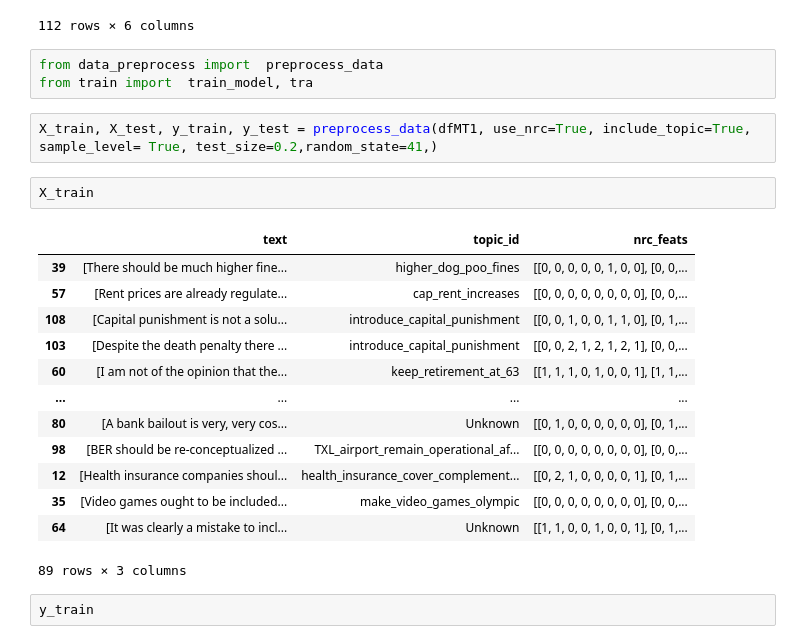
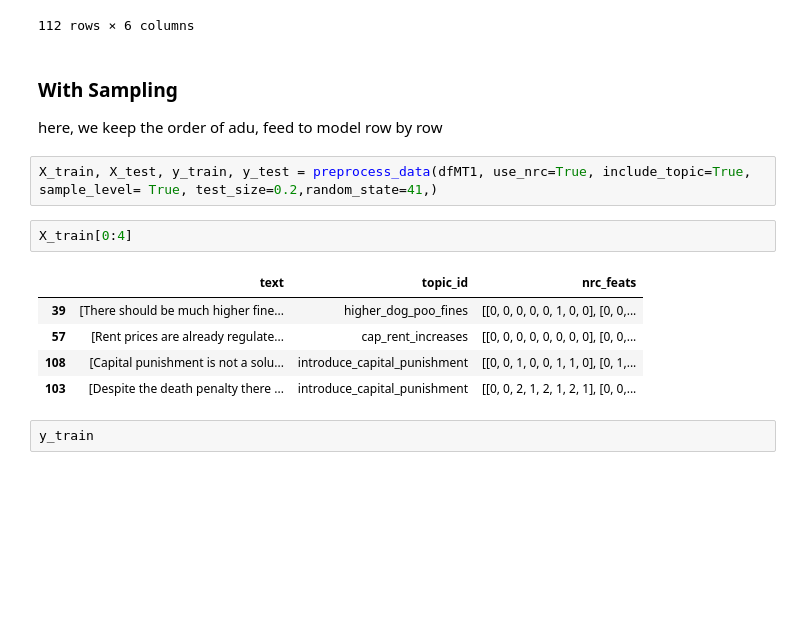
Before and after one commit to myeghaneh/ArguSentiment, a Jupyter notebook: src/experiments.ipynb, the cells around one changed output. Saved outputs shown, nothing was run; the diff lists cells and outputs as text; blank space fills up the shorter version.

```diff
--- a/src/experiments.ipynb
+++ b/src/experiments.ipynb
@@ -23,27 +36,19 @@ dfMT1.head(670)
 | 110 | [No one should have the possibili... | [For, Against, For, For] | over_the_counter_morning_after_pill | [[a2, a1, reb], [a3, c2, und], [a... | [1, 0, 0, 0] | con |
 | 111 | [Pieces of dog poo on the pavemen... | [For, For, Against, For, For, For] | higher_dog_poo_fines | [[a1, a5, sup], [a2, a1, sup], [a... | [0, 0, 0, 0, 1, 0] | pro |
 112 rows × 6 columns
-# %%
-from data_preprocess import  preprocess_data
-from train import  train_model, tra
+# %% [markdown]
+### With Sampling
+here, we keep the order of adu, feed to model row by row
 # %%
 X_train, X_test, y_train, y_test = preprocess_data(dfMT1, use_nrc=True, include_topic=True, sample_level= True, test_size=0.2,random_state=41,)
 # %%
-X_train
+X_train[0:4]
 # %% [output]
 |  | text | topic_id | nrc_feats |
 | 39 | [There should be much higher fine... | higher_dog_poo_fines | [[0, 0, 0, 0, 0, 1, 0, 0], [0, 0,... |
 | 57 | [Rent prices are already regulate... | cap_rent_increases | [[0, 0, 0, 0, 0, 0, 0, 0], [0, 0,... |
 | 108 | [Capital punishment is not a solu... | introduce_capital_punishment | [[0, 0, 1, 0, 0, 1, 1, 0], [0, 1,... |
 | 103 | [Despite the death penalty there ... | introduce_capital_punishment | [[0, 0, 2, 1, 2, 1, 2, 1], [0, 0,... |
-| 60 | [I am not of the opinion that the... | keep_retirement_at_63 | [[1, 1, 1, 0, 1, 0, 0, 1], [1, 1,... |
-| ... | ... | ... | ... |
-| 80 | [A bank bailout is very, very cos... | Unknown | [[0, 1, 0, 0, 0, 0, 0, 0], [0, 1,... |
-| 98 | [BER should be re-conceptualized ... | TXL_airport_remain_operational_af... | [[0, 0, 0, 0, 0, 0, 0, 0], [0, 0,... |
-| 12 | [Health insurance companies shoul... | health_insurance_cover_complement... | [[0, 2, 1, 0, 0, 0, 0, 1], [0, 1,... |
-| 35 | [Video games ought to be included... | make_video_games_olympic | [[0, 0, 0, 0, 0, 0, 0, 0], [0, 0,... |
-| 64 | [It was clearly a mistake to incl... | Unknown | [[1, 1, 0, 0, 1, 0, 0, 1], [0, 1,... |
-89 rows × 3 columns
 # %%
 y_train
 # %% [output]
```
Also changed, not shown: parts of 42 cells of this notebook, 1 other file.
